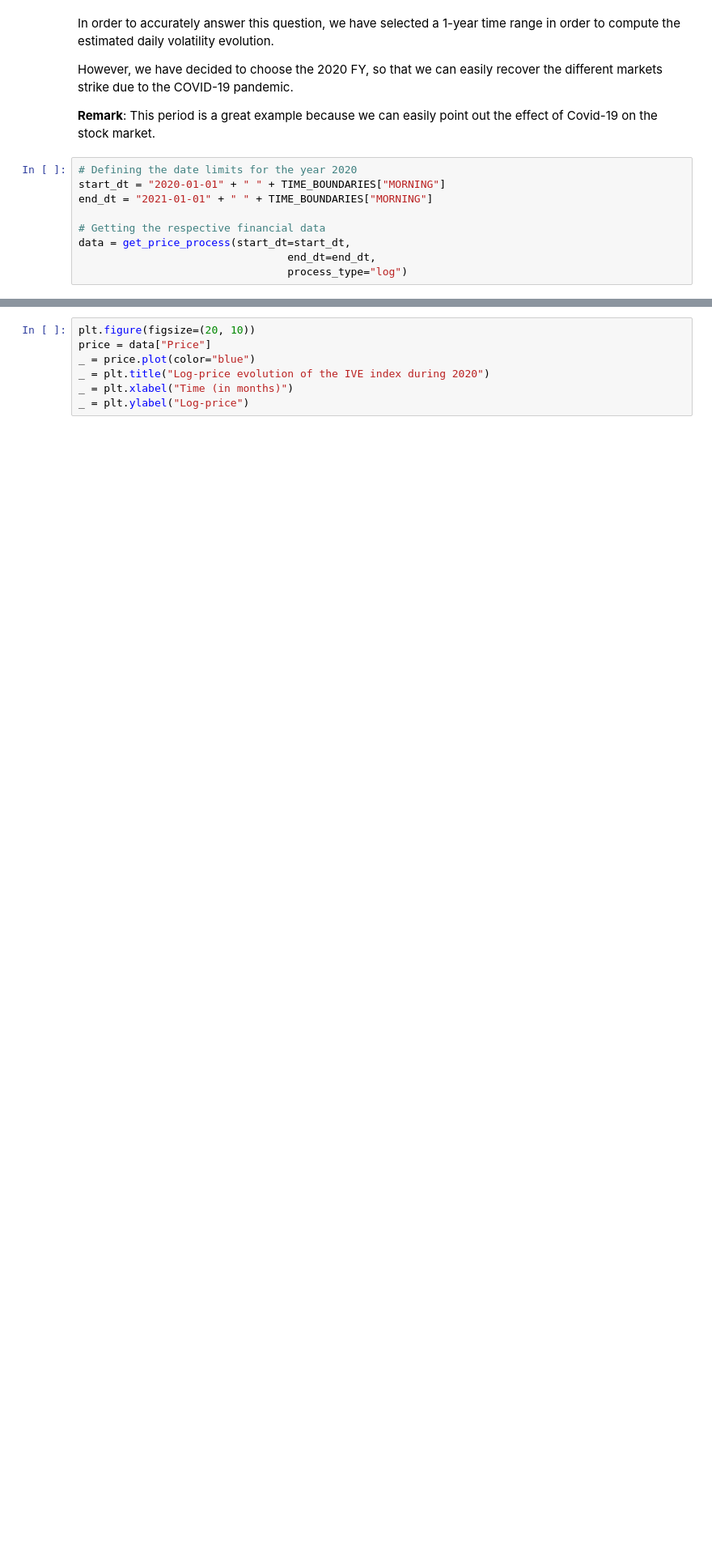
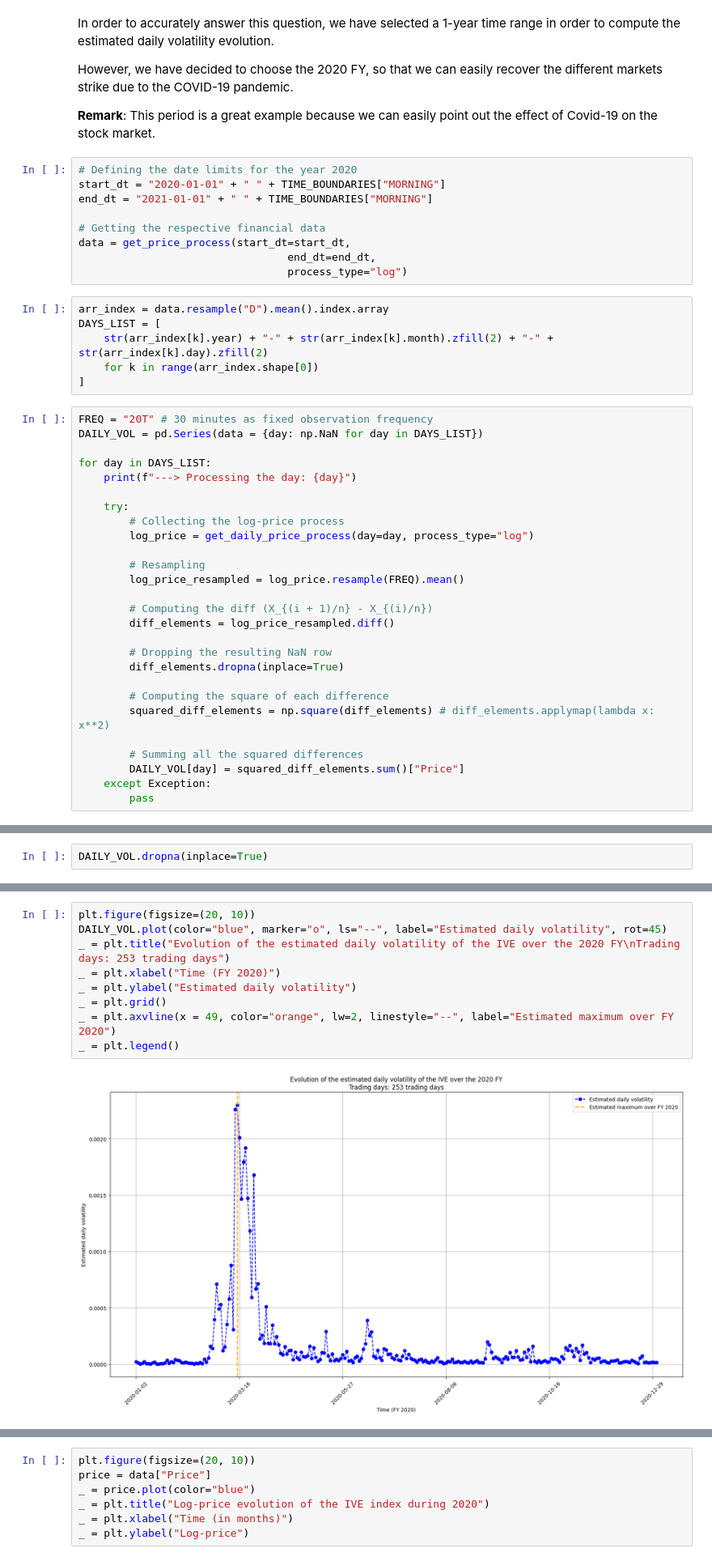
Before and after one commit to lcsrodriguez/HFT-IntradayVol-Estimation, a Jupyter notebook: main.ipynb, the cells around one changed output, grey strips where cells are left out. Shown at 81% size. Drawn from its saved outputs; the diff is of its cells as text; blank space fills up the shorter version.

Commit message:
Adding full computations of estimated daily vol for question 4

```diff
--- a/main.ipynb
+++ b/main.ipynb
@@ -745,3 +745,36 @@ end_dt = "2021-01-01" + " " + TIME_BOUNDARIES["MORNING"]
 data = get_price_process(start_dt=start_dt,
                                  end_dt=end_dt,
                                  process_type="log")
+# %%
+arr_index = data.resample("D").mean().index.array
+DAYS_LIST = [
+    str(arr_index[k].year) + "-" + str(arr_index[k].month).zfill(2) + "-" + str(arr_index[k].day).zfill(2)
+    for k in range(arr_index.shape[0])
+]
+# %%
+FREQ = "20T" # 30 minutes as fixed observation frequency
+DAILY_VOL = pd.Series(data = {day: np.NaN for day in DAYS_LIST})
+
+for day in DAYS_LIST:
+    print(f"---> Processing the day: {day}")
+
+    try:
+        # Collecting the log-price process
+        log_price = get_daily_price_process(day=day, process_type="log")
+
+        # Resampling
+        log_price_resampled = log_price.resample(FREQ).mean()
+
+        # Computing the diff (X_{(i + 1)/n} - X_{(i)/n})
+        diff_elements = log_price_resampled.diff()
+
+        # Dropping the resulting NaN row
+        diff_elements.dropna(inplace=True)
+
+        # Computing the square of each difference
+        squared_diff_elements = np.square(diff_elements) # diff_elements.applymap(lambda x: x**2)
+
+        # Summing all the squared differences
+        DAILY_VOL[day] = squared_diff_elements.sum()["Price"]
+    except Exception:
+        pass
@@ -747,0 +799,2 @@ data = get_price_process(start_dt=start_dt,
+# %%
+DAILY_VOL.dropna(inplace=True)
@@ -747,0 +805,11 @@ data = get_price_process(start_dt=start_dt,
+# %%
+plt.figure(figsize=(20, 10))
+DAILY_VOL.plot(color="blue", marker="o", ls="--", label="Estimated daily volatility", rot=45)
+_ = plt.title("Evolution of the estimated daily volatility of the IVE over the 2020 FY\nTrading days: 253 trading days")
+_ = plt.xlabel("Time (FY 2020)")
+_ = plt.ylabel("Estimated daily volatility")
+_ = plt.grid()
+_ = plt.axvline(x = 49, color="orange", lw=2, linestyle="--", label="Estimated maximum over FY 2020")
+_ = plt.legend()
+# %% [output]
+[figure, added]
```
Also changed, not shown: parts of 15 cells of this notebook.
